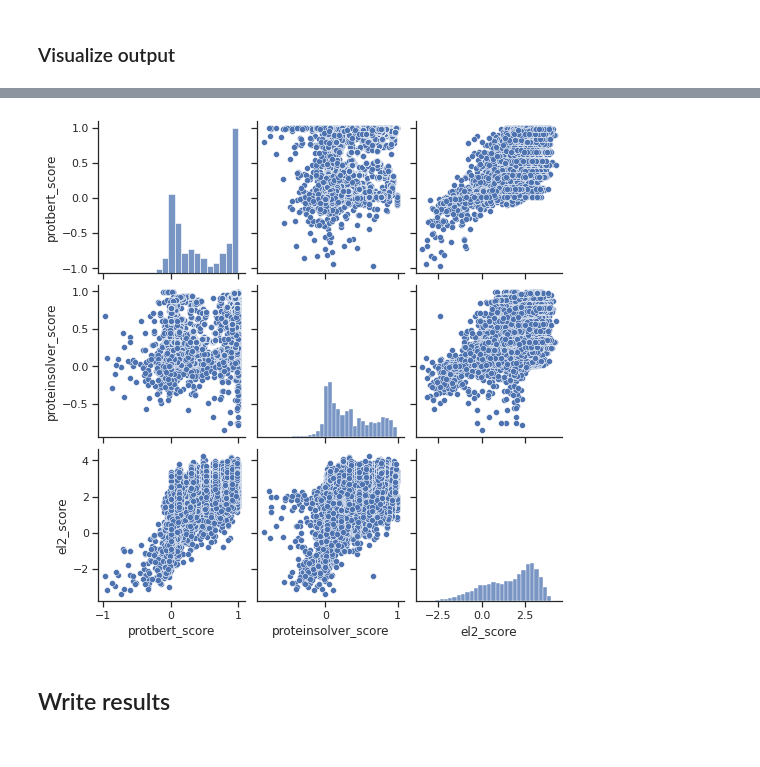
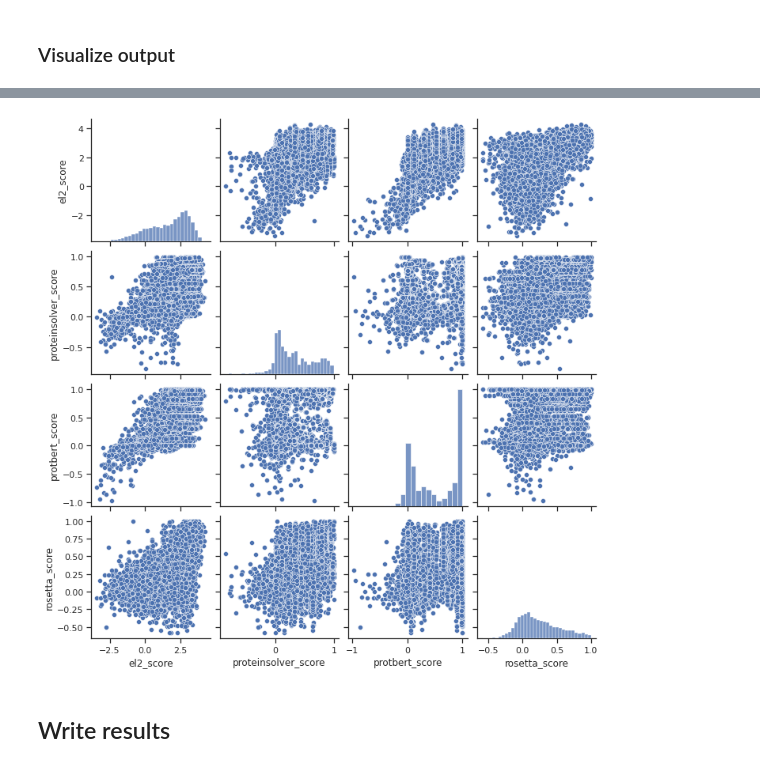
Before and after one commit to elaspic/cagi6-submission, a Jupyter notebook: notebooks/39_cagi6_hmbs_submission.ipynb, the cells around one changed output, grey strips where cells are left out. Saved outputs shown, nothing was run; the diff lists cells and outputs as text; code cells hidden in the pictures.

Commit message:
Update HMBS submission notebook

```diff
--- a/notebooks/39_cagi6_hmbs_submission.ipynb
+++ b/notebooks/39_cagi6_hmbs_submission.ipynb
@@ -200,0 +168,4 @@ pq.write_table(
+# %%
+results_el2 = pq.read_table(
+    NOTEBOOK_DIR.parent.joinpath("35_cagi6_hmbs_el2", "results-el2.parquet")
+).to_pandas(integer_object_nulls=False)
@@ -200,0 +182,11 @@ pq.write_table(
+# %%
+rosetta_result_dir = NOTEBOOK_DIR.parent.joinpath("35_cagi6_hmbs_rosetta", "results")
+
+num_files = 60
+dfs = []
+for i in range(1, num_files + 1):
+    path = rosetta_result_dir.joinpath(f"results-rosetta-{i}-of-60.parquet")
+    df = pq.read_table(path).to_pandas(integer_object_nulls=False)
+    dfs.append(df)
+
+results_rosetta_df = pd.concat(dfs, ignore_index=True)
@@ -201,5 +202,9 @@ pq.write_table(
 # %% [markdown]
 ### Visualize output
 # %%
-result_df = pq.read_table(NOTEBOOK_DIR.joinpath("results.parquet")).to_pandas()
+result_df = results_el2.merge(
+    results_rosetta_df, on=["mut"], how="left", validate="1:1"
+)
+
+assert len(result_df) == len(results_el2) == len(results_rosetta_df)
 # %%
@@ -213,0 +219,4 @@ result_df.head()
+# %%
+result_df["rosetta_score"] = np.tanh(np.clip(result_df["rosetta_dg_change"], -51, 51) / 15)
+
+plt.hist(result_df["rosetta_score"])
@@ -214,8 +241,10 @@ result_df.head()
 # %%
 sns.set(style="ticks", color_codes=True)
-g = sns.pairplot(result_df[["protbert_score", "proteinsolver_score", "el2_score"]])
+g = sns.pairplot(
+    result_df[["el2_score", "proteinsolver_score", "protbert_score", "rosetta_score"]]
+)
 # %% [output]
-[figure, old version]
+[figure, new version]
 # %% [markdown]
 ## Write results
 # %%
```
Also changed, not shown: parts of 27 cells of this notebook.
